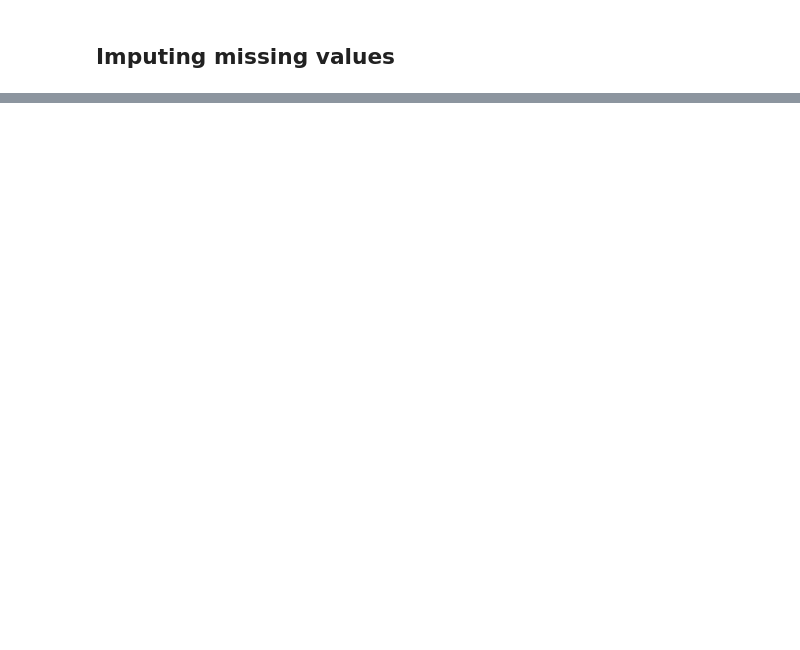
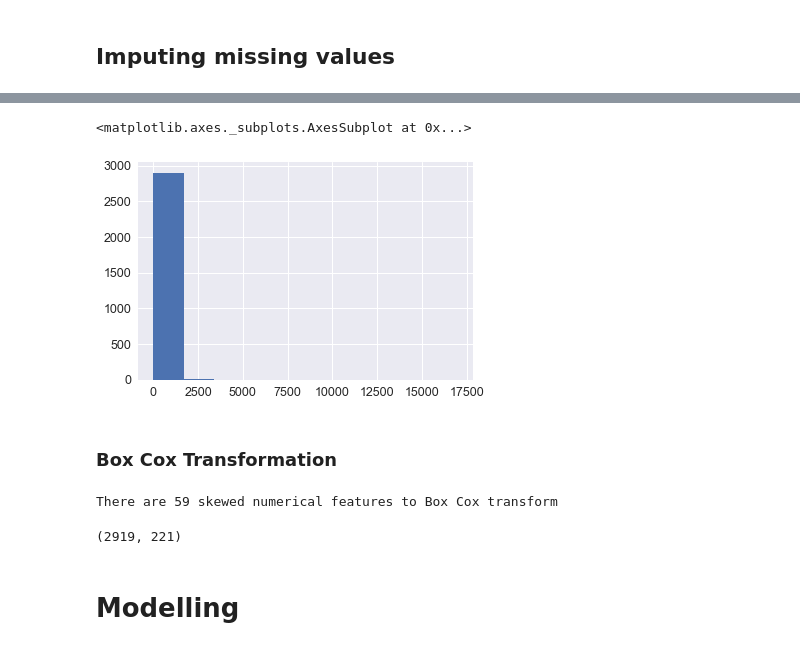
Before and after one commit to SergeyAnokhin/jupyter, a Jupyter notebook: kaggle/HousePrices/main.ipynb, the cells around one changed output, grey strips where cells are left out. Cells and saved outputs as stored; diff of their text form; code cells hidden in the pictures; blank space fills up the shorter version.

```diff
--- a/kaggle/HousePrices/main.ipynb
+++ b/kaggle/HousePrices/main.ipynb
@@ -224,0 +241,2 @@ Name: LotFrontage, dtype: float64
+# %%
+all_data = all_data.drop(['Utilities'], axis=1)
@@ -224,0 +265,20 @@ Name: LotFrontage, dtype: float64
+# %%
+all_data['MSSubClass'] = all_data['MSSubClass'].apply(str)
+all_data['OverallCond'] = all_data['OverallCond'].astype(str)
+all_data['YrSold'] = all_data['YrSold'].astype(str)
+all_data['MoSold'] = all_data['MoSold'].astype(str)
+# %%
+from sklearn.preprocessing import LabelEncoder
+cols = ('FireplaceQu', 'BsmtQual', 'BsmtCond', 'GarageQual', 'GarageCond',
+        'ExterQual', 'ExterCond','HeatingQC', 'PoolQC', 'KitchenQual', 'BsmtFinType1',
+        'BsmtFinType2', 'Functional', 'Fence', 'BsmtExposure', 'GarageFinish', 'LandSlope',
+        'LotShape', 'PavedDrive', 'Street', 'Alley', 'CentralAir', 'MSSubClass', 'OverallCond',
+        'YrSold', 'MoSold')
+# process columns, apply LabelEncoder to categorical features
+for c in cols:
+    lbl = LabelEncoder()
+    lbl.fit(list(all_data[c].values))
+    all_data[c] = lbl.transform(list(all_data[c].values))
+
+# shape
+print('Shape all_data: {}'.format(all_data.shape))
@@ -224,0 +287,3 @@ Name: LotFrontage, dtype: float64
+# %%
+# Adding total sqfootage feature
+all_data['TotalSF'] = all_data['TotalBsmtSF'] + all_data['1stFlrSF'] + all_data['2ndFlrSF']
@@ -224,0 +313,26 @@ Name: LotFrontage, dtype: float64
+# %%
+all_data.MiscVal.hist()
+# %% [output]
+<matplotlib.axes._subplots.AxesSubplot at 0x...>
+[figure, added]
+# %% [markdown]
+### Box Cox Transformation
+# %%
+skewness = skewness[abs(skewness) > 0.75]
+print("There are {} skewed numerical features to Box Cox transform".format(skewness.shape[0]))
+
+from scipy.special import boxcox1p
+skewed_features = skewness.index
+lam = 0.15
+for feat in skewed_features:
+    #all_data[feat] += 1
+    all_data[feat] = boxcox1p(all_data[feat], lam)
+# %% [output]
+There are 59 skewed numerical features to Box Cox transform
+# %%
+all_data = pd.get_dummies(all_data)
+print(all_data.shape)
+# %% [output]
+(2919, 221)
+# %% [markdown]
+# Modelling
```
Also changed, not shown: parts of 27 cells of this notebook, 1 other file.
